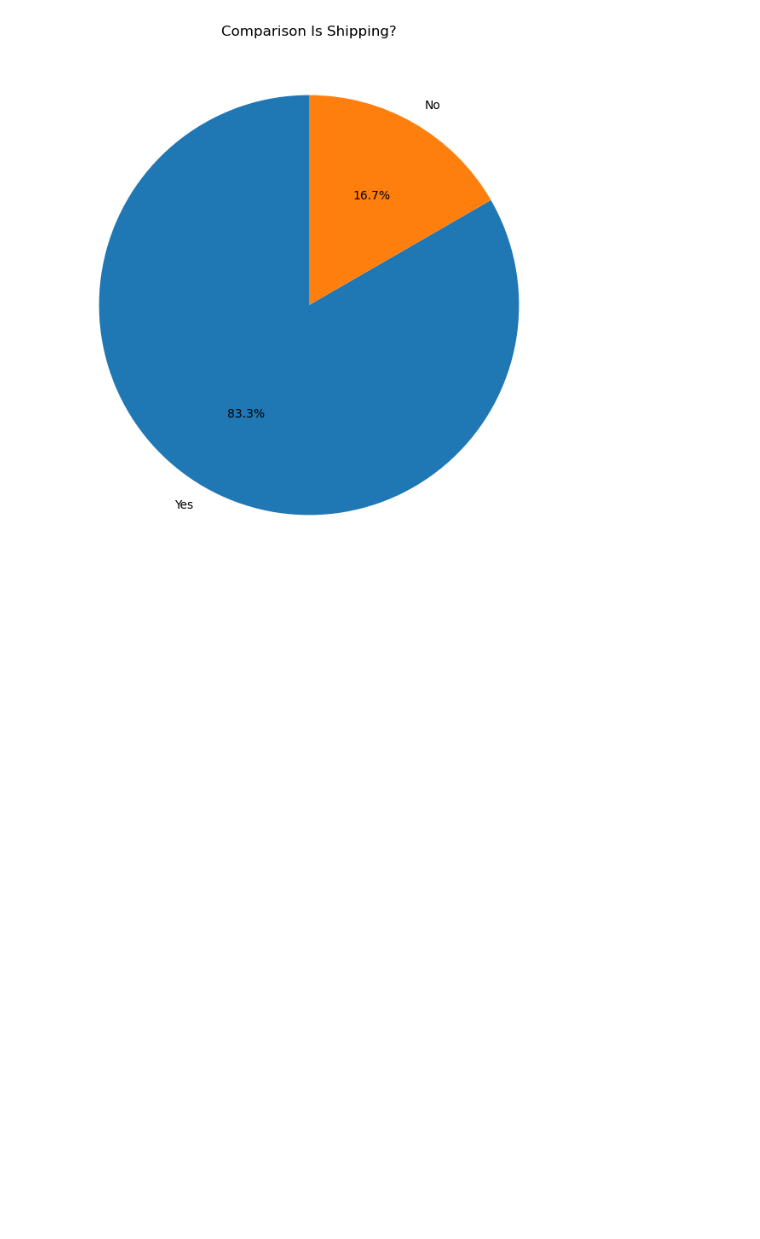
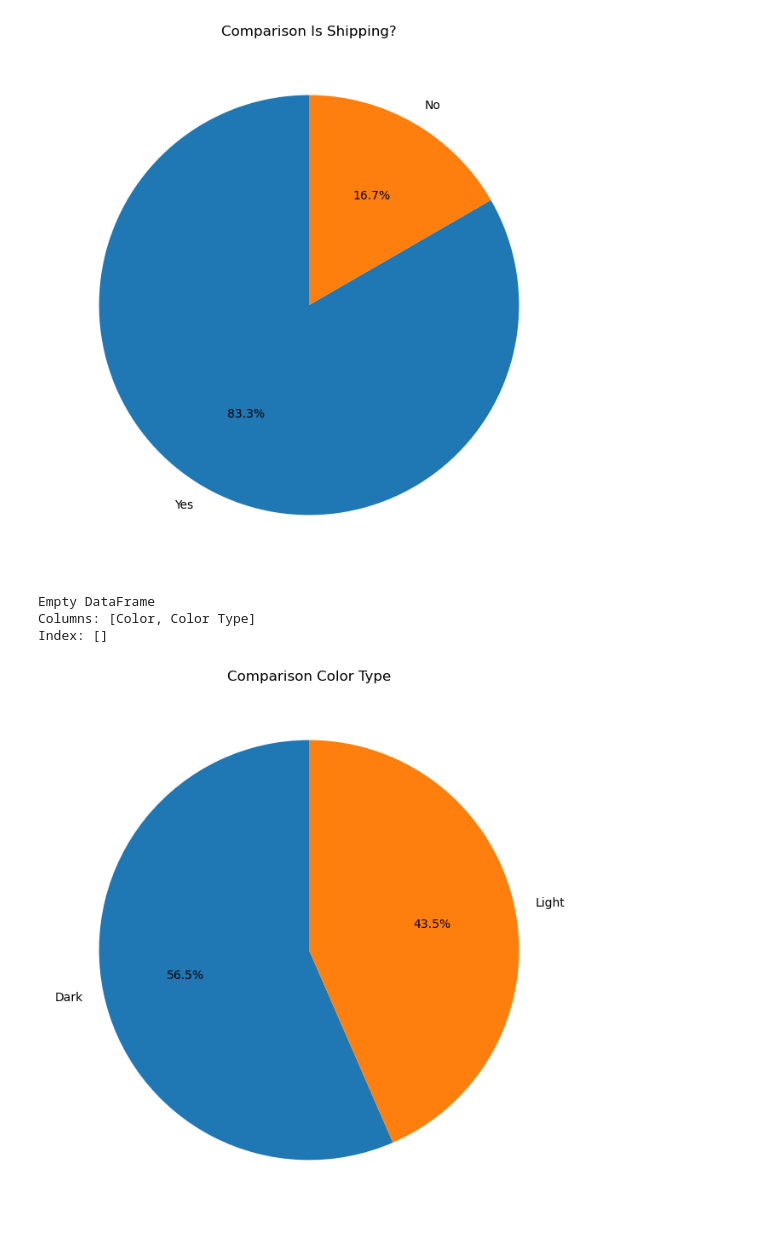
Before and after one commit to FlazeFy2/DS-Customer_Shopping, a Jupyter notebook: exploratory data analysis-pie.ipynb, the cells around one changed output. Cells and saved outputs as stored; diff of their text form; code cells hidden in the pictures; blank space fills up the shorter version.

Commit message:
[DS] EDA - Pie Chart Comparison Color Type

```diff
--- a/exploratory data analysis-pie.ipynb
+++ b/exploratory data analysis-pie.ipynb
@@ -115,3 +115,46 @@ plt.ylabel("")
 plt.show()
 # %% [output]
 [figure]
+# %%
+import pandas as pd
+import matplotlib.pyplot as plt
+import numpy as np
+
+df = pd.read_csv("shopping_trends.csv")
+df
+
+# Others Asset
+color_type = {
+    "Light": ["White", "Silver", "Pink", "Lavender", "Peach", "Cyan", "Beige", "Orange", "Yellow", "Magenta", "Gold"],
+    "Dark": ["Gray", "Maroon", "Turquoise", "Charcoal", "Purple", "Olive", "Teal", "Black", "Green", "Red", "Brown", "Indigo", "Blue","Violet"]
+}
+
+def assign_color_type(types):
+    for dt_type, types_list in color_type.items():
+        if types in types_list:
+            return dt_type
+    return "Unknown"
+
+# Implement Is Color Type On Color
+df["Color Type"] = df["Color"].apply(assign_color_type)
+
+# Data Prepare - List Unregistered Type
+unknown_type = df[df["Color Type"] == "Unknown"]
+print(unknown_type[["Color","Color Type"]])
+# %% [output]
+Empty DataFrame
+Columns: [Color, Color Type]
+Index: []
+# %%
+# Exploratory Data Analysis (EDA) - Pie Chart Comparison Color Type
+# Dataset
+top_context = df["Color Type"].value_counts()
+
+# # Pie Chart
+plt.figure(figsize=(8,8))
+top_context.plot.pie(autopct='%1.1f%%', startangle=90)
+plt.title(f"Comparison Color Type")
+plt.ylabel("")
+plt.show()
+# %% [output]
+[figure, added]
```
Also changed, not shown: parts of 1 cell of this notebook.
